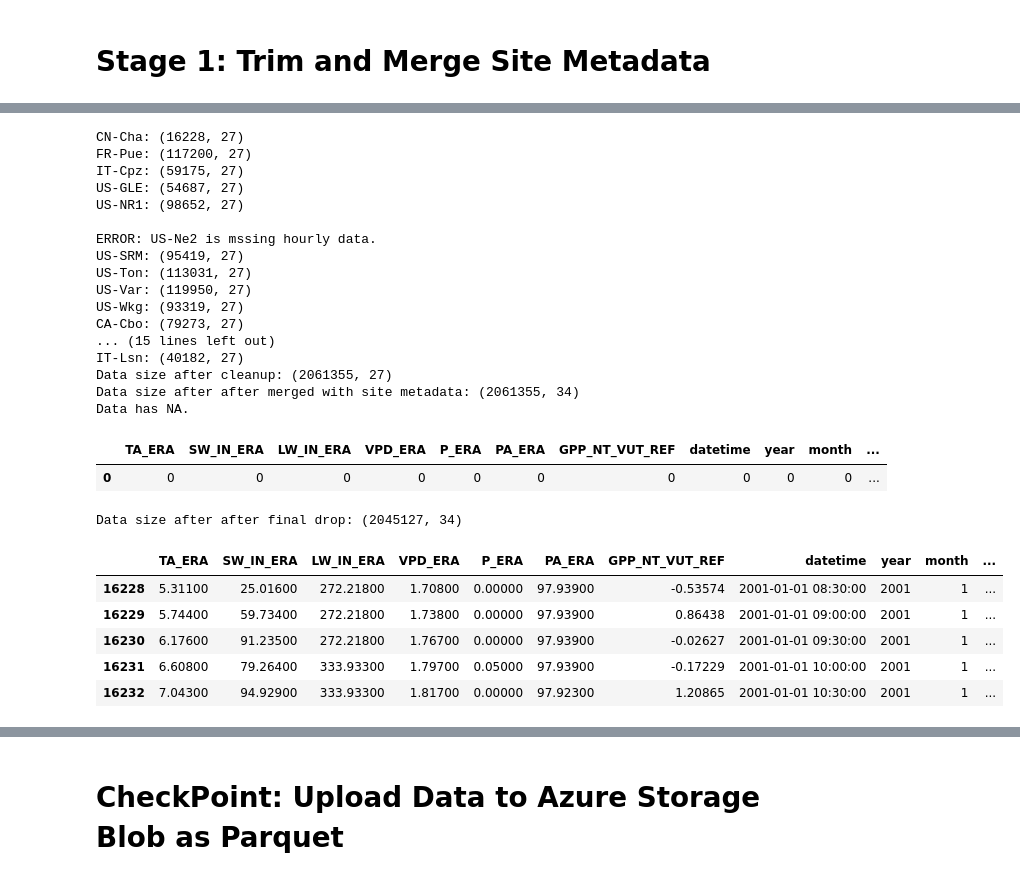
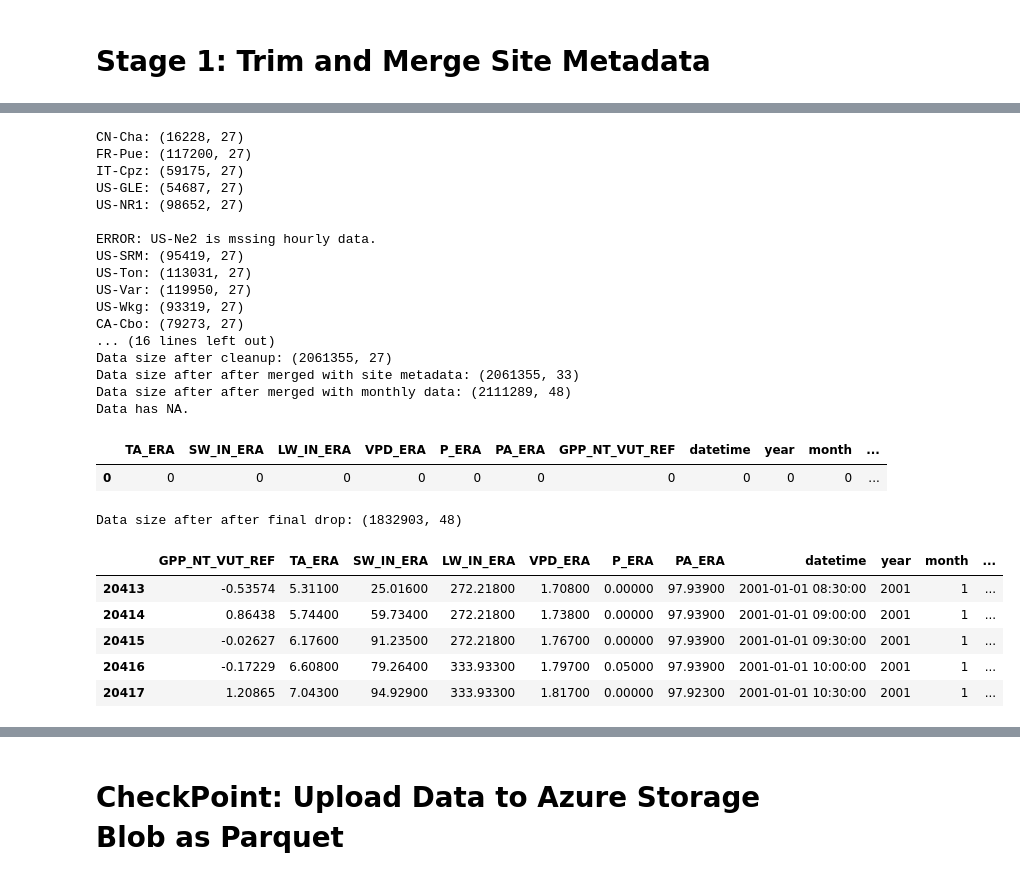
Before and after one commit to jcalz23/co2-flux-hourly-gpp-modeling, a Jupyter notebook: code/src/preprocessing/baseline-data-pipeline-v1.ipynb, the cells around one changed output, grey strips where cells are left out. Saved outputs shown, nothing was run; the diff lists cells and outputs as text; code cells hidden in the pictures.

Commit message:
Update baseline_v1 with monthly data

```diff
--- a/code/src/preprocessing/baseline-data-pipeline-v1.ipynb
+++ b/code/src/preprocessing/baseline-data-pipeline-v1.ipynb
@@ -86,6 +80,7 @@ if IN_COLLAB:
   raw_data_dir = "/content/drive/MyDrive/CO2_flux_gpp_modeling/DS_capstone_23Spring_CO2/Data/half_hourly_data"
 
 site_metadata_filename = data_dir + os.sep + 'site-metadata.csv'
+monthly_data_filename = data_dir + os.sep + 'monthly-interpolated.csv'
 # %%
 # File
 container = "baseline-data"
@@ -139,0 +154,11 @@ NameError: ignored
+# %%
+# Load monthly metadata
+monthly_df = pd.read_csv(monthly_data_filename)
+
+# only focus on target sites
+monthly_df = monthly_df.loc[monthly_df['SITE_ID'].isin(train_sites + test_sites)]
+print(f"size:{monthly_df.shape}")
+monthly_df.reset_index(inplace=True, drop=True)
+monthly_df[['year','month', 'TIMESTAMP']] = monthly_df[['year','month', 'TIMESTAMP']].astype('int')
+monthly_df[['MODIS_LC']] = monthly_df[['MODIS_LC']].astype('int')
+monthly_df
@@ -157,44 +228,56 @@ all_features = ['TIMESTAMP_START', 'TIMESTAMP_END', 'TA_F', 'TA_F_QC', 'TA_ERA',
 data_df = data_cleanup(raw_data_dir, site_metadata_df[['site_id','filename']],
                   target_variable, target_variable_qc,
                   included_features)
 print(f"Data size after cleanup: {data_df.shape}")
 
 # Merge with site metadata
-data_df = merge_site_metadata(data_df, site_metadata_df.drop(['filename', 'koppen_name'], axis=1))
+data_df = merge_site_metadata(data_df, site_metadata_df.drop(['filename', 'koppen_main', 'koppen_name'], axis=1))
 print(f"Data size after after merged with site metadata: {data_df.shape}")
+
+# Merge with monthly data
+data_df = data_df.merge(monthly_df.drop(['date', 'TIMESTAMP'], axis=1), how='left',\
+                        left_on =['site_id', 'year', 'month'],
+                        right_on=['SITE_ID', 'year', 'month'])
+data_df.drop('SITE_ID', axis=1, inplace=True)
+print(f"Data size after after merged with monthly data: {data_df.shape}")
 
 # Drop rows with NA
 check_and_drop_na(data_df)
 print(f"Data size after after final drop: {data_df.shape}")
 
+#reorder columns
+features = data_df.columns.to_list()
+features.remove(target_variable)
+data_df = data_df[([target_variable] + features)]
+
 display(data_df.head())
 # %% [output]
 CN-Cha: (16228, 27)
 FR-Pue: (117200, 27)
 IT-Cpz: (59175, 27)
 US-GLE: (54687, 27)
 US-NR1: (98652, 27)
 
 ERROR: US-Ne2 is mssing hourly data.
 US-SRM: (95419, 27)
 US-Ton: (113031, 27)
 US-Var: (119950, 27)
 US-Wkg: (93319, 27)
 CA-Cbo: (79273, 27)
-... (15 lines left out)
-IT-Lsn: (40182, 27)
+... (16 lines left out)
 Data size after cleanup: (2061355, 27)
-Data size after after merged with site metadata: (2061355, 34)
+Data size after after merged with site metadata: (2061355, 33)
+Data size after after merged with monthly data: (2111289, 48)
 Data has NA.
 |  | TA_ERA | SW_IN_ERA | LW_IN_ERA | VPD_ERA | P_ERA | PA_ERA | GPP_NT_VUT_REF | datetime | year | month | ... |
 | 0 | 0 | 0 | 0 | 0 | 0 | 0 | 0 | 0 | 0 | 0 | ... |
-Data size after after final drop: (2045127, 34)
+Data size after after final drop: (1832903, 48)
-|  | TA_ERA | SW_IN_ERA | LW_IN_ERA | VPD_ERA | P_ERA | PA_ERA | GPP_NT_VUT_REF | datetime | year | month | ... |
-| 16228 | 5.31100 | 25.01600 | 272.21800 | 1.70800 | 0.00000 | 97.93900 | -0.53574 | 2001-01-01 08:30:00 | 2001 | 1 | ... |
-| 16229 | 5.74400 | 59.73400 | 272.21800 | 1.73800 | 0.00000 | 97.93900 | 0.86438 | 2001-01-01 09:00:00 | 2001 | 1 | ... |
-| 16230 | 6.17600 | 91.23500 | 272.21800 | 1.76700 | 0.00000 | 97.93900 | -0.02627 | 2001-01-01 09:30:00 | 2001 | 1 | ... |
-| 16231 | 6.60800 | 79.26400 | 333.93300 | 1.79700 | 0.05000 | 97.93900 | -0.17229 | 2001-01-01 10:00:00 | 2001 | 1 | ... |
-| 16232 | 7.04300 | 94.92900 | 333.93300 | 1.81700 | 0.00000 | 97.92300 | 1.20865 | 2001-01-01 10:30:00 | 2001 | 1 | ... |
+|  | GPP_NT_VUT_REF | TA_ERA | SW_IN_ERA | LW_IN_ERA | VPD_ERA | P_ERA | PA_ERA | datetime | year | month | ... |
+| 20413 | -0.53574 | 5.31100 | 25.01600 | 272.21800 | 1.70800 | 0.00000 | 97.93900 | 2001-01-01 08:30:00 | 2001 | 1 | ... |
+| 20414 | 0.86438 | 5.74400 | 59.73400 | 272.21800 | 1.73800 | 0.00000 | 97.93900 | 2001-01-01 09:00:00 | 2001 | 1 | ... |
+| 20415 | -0.02627 | 6.17600 | 91.23500 | 272.21800 | 1.76700 | 0.00000 | 97.93900 | 2001-01-01 09:30:00 | 2001 | 1 | ... |
+| 20416 | -0.17229 | 6.60800 | 79.26400 | 333.93300 | 1.79700 | 0.05000 | 97.93900 | 2001-01-01 10:00:00 | 2001 | 1 | ... |
+| 20417 | 1.20865 | 7.04300 | 94.92900 | 333.93300 | 1.81700 | 0.00000 | 97.92300 | 2001-01-01 10:30:00 | 2001 | 1 | ... |
 # %%
 data_df.describe()
 # %% [output]
```
Also changed, not shown: parts of 24 cells of this notebook.
